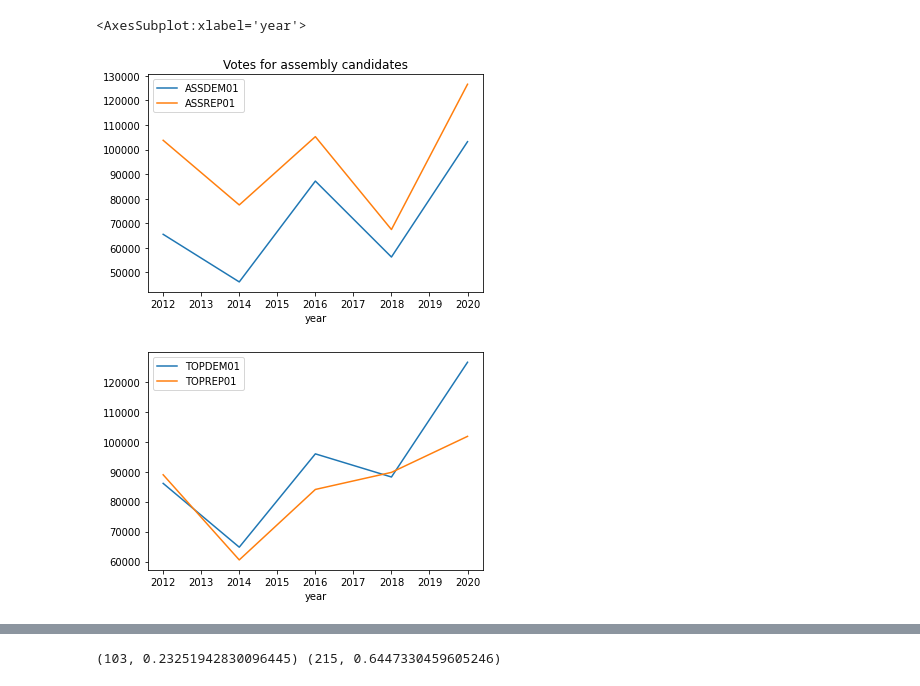
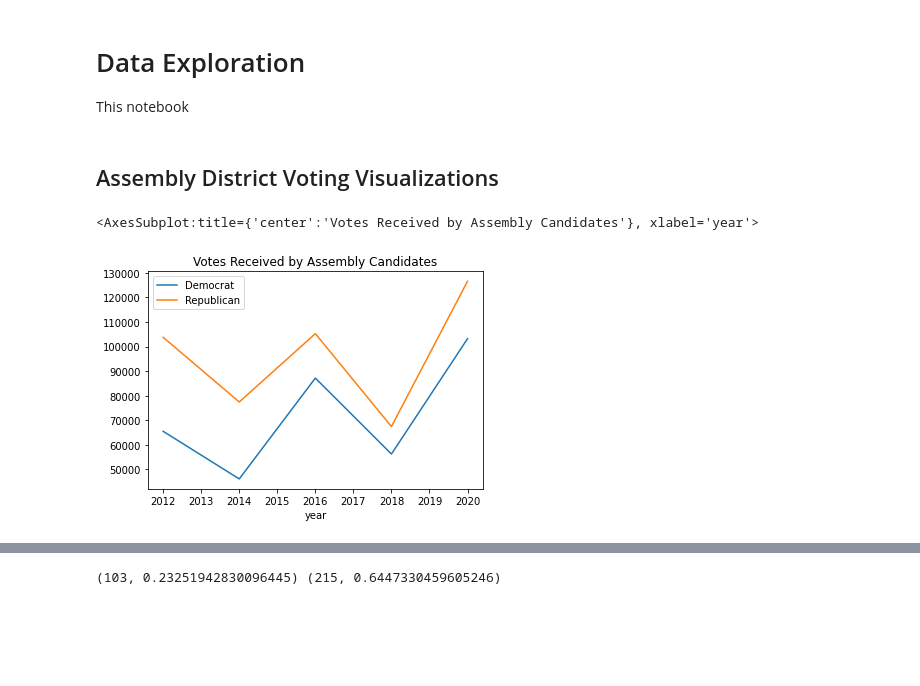
Before and after one commit to CharlesAMiller/AD35, a Jupyter notebook: Data Exploration.ipynb, the cells around one changed output, grey strips where cells are left out. Drawn from its saved outputs; the diff is of its cells as text; code cells hidden in the pictures; blank space fills up the shorter version.

```diff
--- a/Data Exploration.ipynb
+++ b/Data Exploration.ipynb
@@ -1,2 +1,5 @@
+# %% [markdown]
+# Data Exploration
+This notebook
 # %%
 import pandas as pd
@@ -14,11 +18,11 @@ df_registration_totals.set_index("year", inplace=True)
 
 df_precincts_over_time = pd.read_csv(data_dir + "precincts_with_registration.csv")
 df_precincts_over_time.drop("Unnamed: 0", axis=1, inplace=True)
-# %%
-df_election_totals[["ASSDEM01", "ASSREP01"]].plot.line(title = "Votes for assembly candidates")
-
-df_election_totals[["TOPDEM01", "TOPREP01"]].plot.line()
-# %% [output]
-<AxesSubplot:xlabel='year'>
-[figure, removed]
-[figure, removed]
+# %% [markdown]
+## Assembly District Voting Visualizations
+# %%
+df_election_totals["ASSDEM01"].plot.line(title = "Votes Received by Assembly Candidates", label="Democrat", legend=True)
+df_election_totals["ASSREP01"].plot.line(title = "Votes Received by Assembly Candidates", label="Republican", legend=True)
+# %% [output]
+<AxesSubplot:title={'center':'Votes Received by Assembly Candidates'}, xlabel='year'>
+[figure, added]
```
Also changed, not shown: parts of 27 cells of this notebook, 6 other files.
